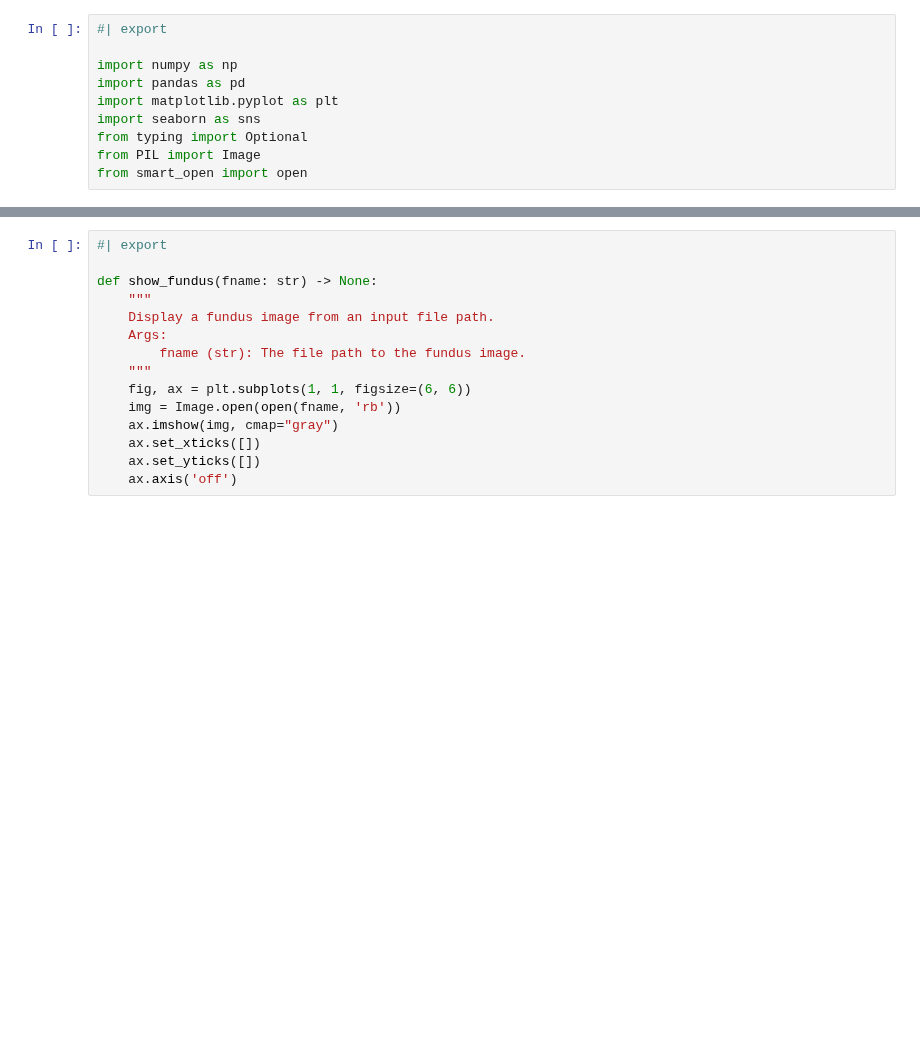
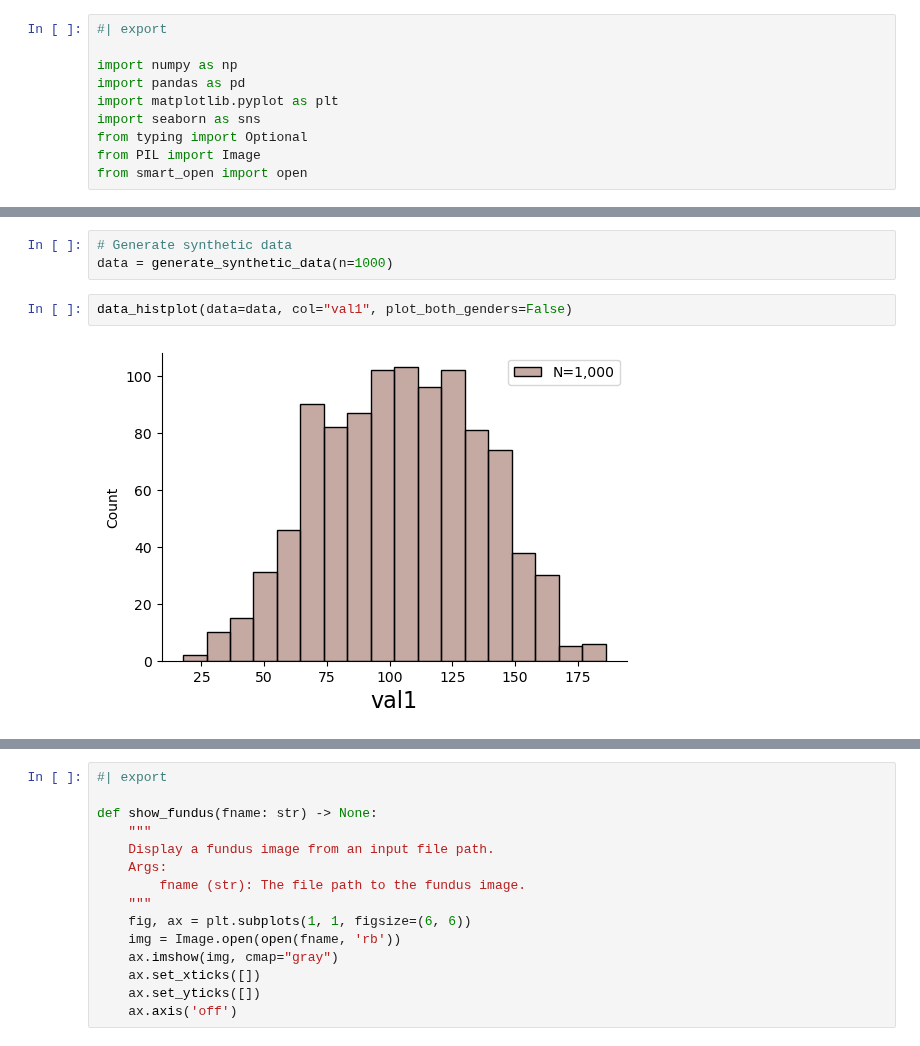
Before and after one commit to pheno-ai/pheno-utils, a Jupyter notebook: nbs/01_basic_plots.ipynb, the cells around one changed output, grey strips where cells are left out. Drawn from its saved outputs; the diff is of its cells as text; blank space fills up the shorter version.

Commit message:
new basic plots

```diff
--- a/nbs/01_basic_plots.ipynb
+++ b/nbs/01_basic_plots.ipynb
@@ -30,0 +79,7 @@ from pheno_utils.config import (
+# %%
+# Generate synthetic data
+data = generate_synthetic_data(n=1000)
+# %%
+data_histplot(data=data, col="val1", plot_both_genders=False)
+# %% [output]
+[figure, added]
```
Also changed, not shown: parts of 16 cells of this notebook, 3 other files.
